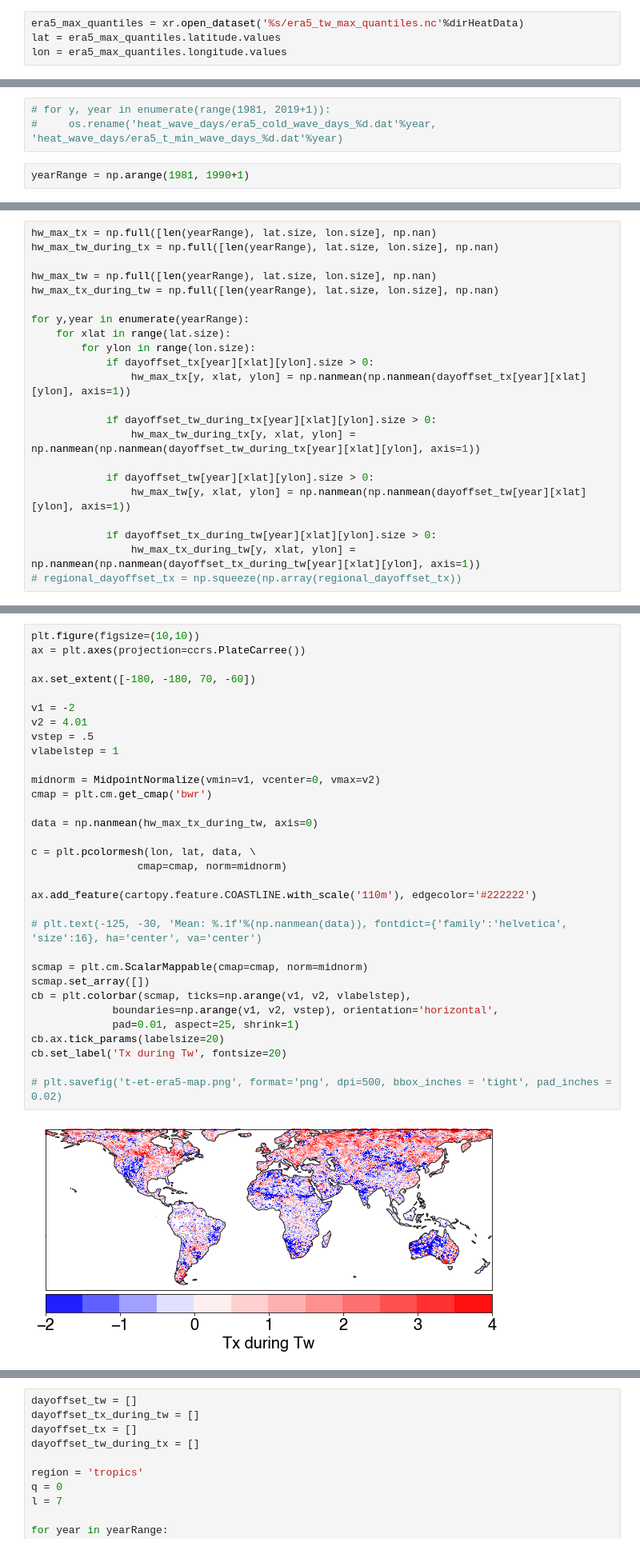
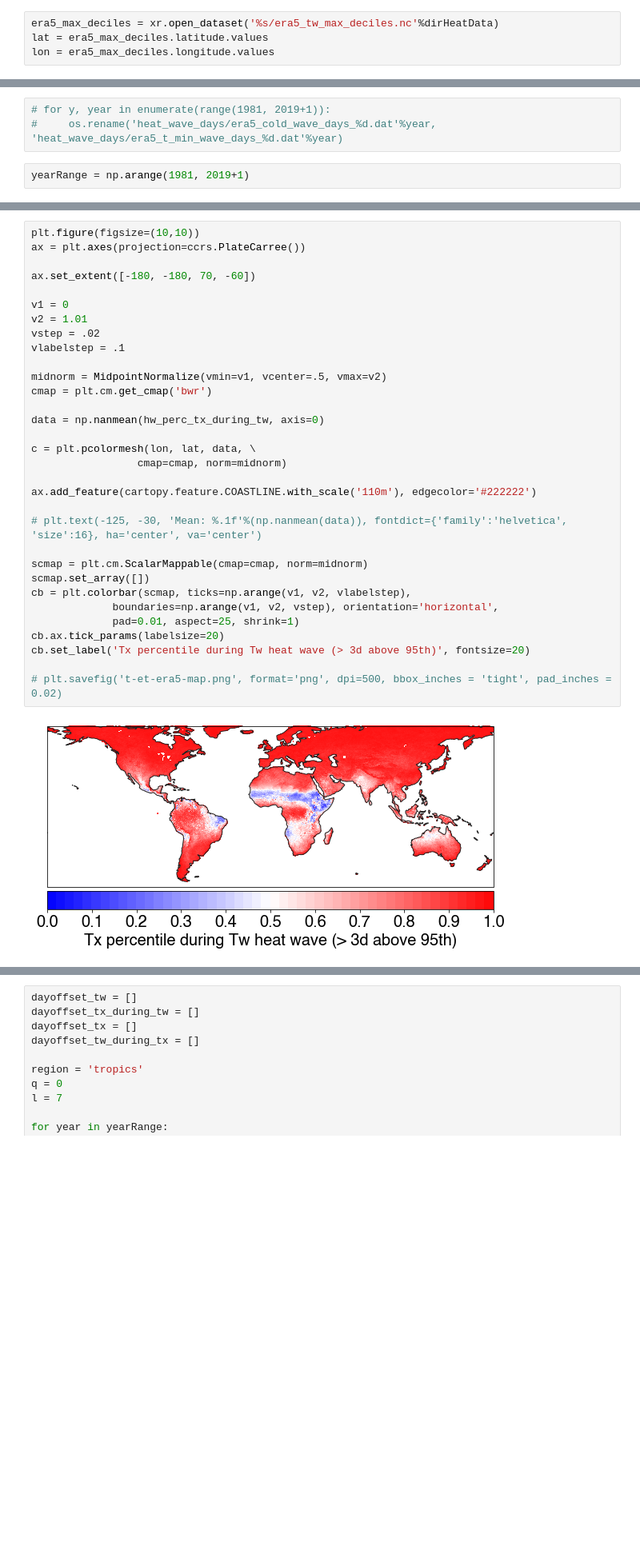
Before and after one commit to ecoffel/2021-heat, a Jupyter notebook: ex_heatwave_days.ipynb, the cells around one changed output, grey strips where cells are left out. Shown at 80% size. Cells and saved outputs as stored; diff of their text form; blank space fills up the shorter version.

```diff
--- a/ex_heatwave_days.ipynb
+++ b/ex_heatwave_days.ipynb
@@ -37,6 +41,6 @@ dirAgData = '/home/edcoffel/drive/MAX-Filer/Research/Climate-01/Personal-F20/edc
 dirEra5 = '/home/edcoffel/drive/MAX-Filer/Research/Climate-02/Data-02-edcoffel-F20/ERA5'
 dirHeatData = '/home/edcoffel/drive/MAX-Filer/Research/Climate-01/Personal-F20/edcoffel-F20/data/projects/2021-heat'
 # %%
-era5_max_quantiles = xr.open_dataset('%s/era5_tw_max_quantiles.nc'%dirHeatData)
-lat = era5_max_quantiles.latitude.values
-lon = era5_max_quantiles.longitude.values
+era5_max_deciles = xr.open_dataset('%s/era5_tw_max_deciles.nc'%dirHeatData)
+lat = era5_max_deciles.latitude.values
+lon = era5_max_deciles.longitude.values
@@ -44,4 +52,4 @@ lon = era5_max_quantiles.longitude.values
 # for y, year in enumerate(range(1981, 2019+1)):
 #     os.rename('heat_wave_days/era5_cold_wave_days_%d.dat'%year, 'heat_wave_days/era5_t_min_wave_days_%d.dat'%year)
 # %%
-yearRange = np.arange(1981, 1990+1)
+yearRange = np.arange(1981, 2019+1)
@@ -87,22 +55,0 @@ loading 1990
-# %%
-hw_max_tx = np.full([len(yearRange), lat.size, lon.size], np.nan)
-hw_max_tw_during_tx = np.full([len(yearRange), lat.size, lon.size], np.nan)
-
-hw_max_tw = np.full([len(yearRange), lat.size, lon.size], np.nan)
-hw_max_tx_during_tw = np.full([len(yearRange), lat.size, lon.size], np.nan)
-
-for y,year in enumerate(yearRange):
-    for xlat in range(lat.size):
-        for ylon in range(lon.size):
-            if dayoffset_tx[year][xlat][ylon].size > 0:
-                hw_max_tx[y, xlat, ylon] = np.nanmean(np.nanmean(dayoffset_tx[year][xlat][ylon], axis=1))
-
-            if dayoffset_tw_during_tx[year][xlat][ylon].size > 0:
-                hw_max_tw_during_tx[y, xlat, ylon] = np.nanmean(np.nanmean(dayoffset_tw_during_tx[year][xlat][ylon], axis=1))
-
-            if dayoffset_tw[year][xlat][ylon].size > 0:
-                hw_max_tw[y, xlat, ylon] = np.nanmean(np.nanmean(dayoffset_tw[year][xlat][ylon], axis=1))
-
-            if dayoffset_tx_during_tw[year][xlat][ylon].size > 0:
-                hw_max_tx_during_tw[y, xlat, ylon] = np.nanmean(np.nanmean(dayoffset_tx_during_tw[year][xlat][ylon], axis=1))
-# regional_dayoffset_tx = np.squeeze(np.array(regional_dayoffset_tx))
@@ -177,34 +477,34 @@ cb.set_label('Tw during Tx', fontsize=20)
 # %%
 plt.figure(figsize=(10,10))
 ax = plt.axes(projection=ccrs.PlateCarree())
 
 ax.set_extent([-180, -180, 70, -60])
 
-v1 = -2
-v2 = 4.01
-vstep = .5
-vlabelstep = 1
+v1 = 0
+v2 = 1.01
+vstep = .02
+vlabelstep = .1
 
-midnorm = MidpointNormalize(vmin=v1, vcenter=0, vmax=v2)
+midnorm = MidpointNormalize(vmin=v1, vcenter=.5, vmax=v2)
 cmap = plt.cm.get_cmap('bwr')
 
-data = np.nanmean(hw_max_tx_during_tw, axis=0)
+data = np.nanmean(hw_perc_tx_during_tw, axis=0)
 
 c = plt.pcolormesh(lon, lat, data, \
                  cmap=cmap, norm=midnorm)
 
 ax.add_feature(cartopy.feature.COASTLINE.with_scale('110m'), edgecolor='#222222')
 
 # plt.text(-125, -30, 'Mean: %.1f'%(np.nanmean(data)), fontdict={'family':'helvetica', 'size':16}, ha='center', va='center')
 
 scmap = plt.cm.ScalarMappable(cmap=cmap, norm=midnorm)
 scmap.set_array([])
 cb = plt.colorbar(scmap, ticks=np.arange(v1, v2, vlabelstep),
              boundaries=np.arange(v1, v2, vstep), orientation='horizontal',
              pad=0.01, aspect=25, shrink=1)
 cb.ax.tick_params(labelsize=20)
-cb.set_label('Tx during Tw', fontsize=20)
+cb.set_label('Tx percentile during Tw heat wave (> 3d above 95th)', fontsize=20)
 
 # plt.savefig('t-et-era5-map.png', format='png', dpi=500, bbox_inches = 'tight', pad_inches = 0.02)
 # %% [output]
-[figure, old version]
+[figure, new version]
```
Also changed, not shown: parts of 19 cells of this notebook, 4 other files.
